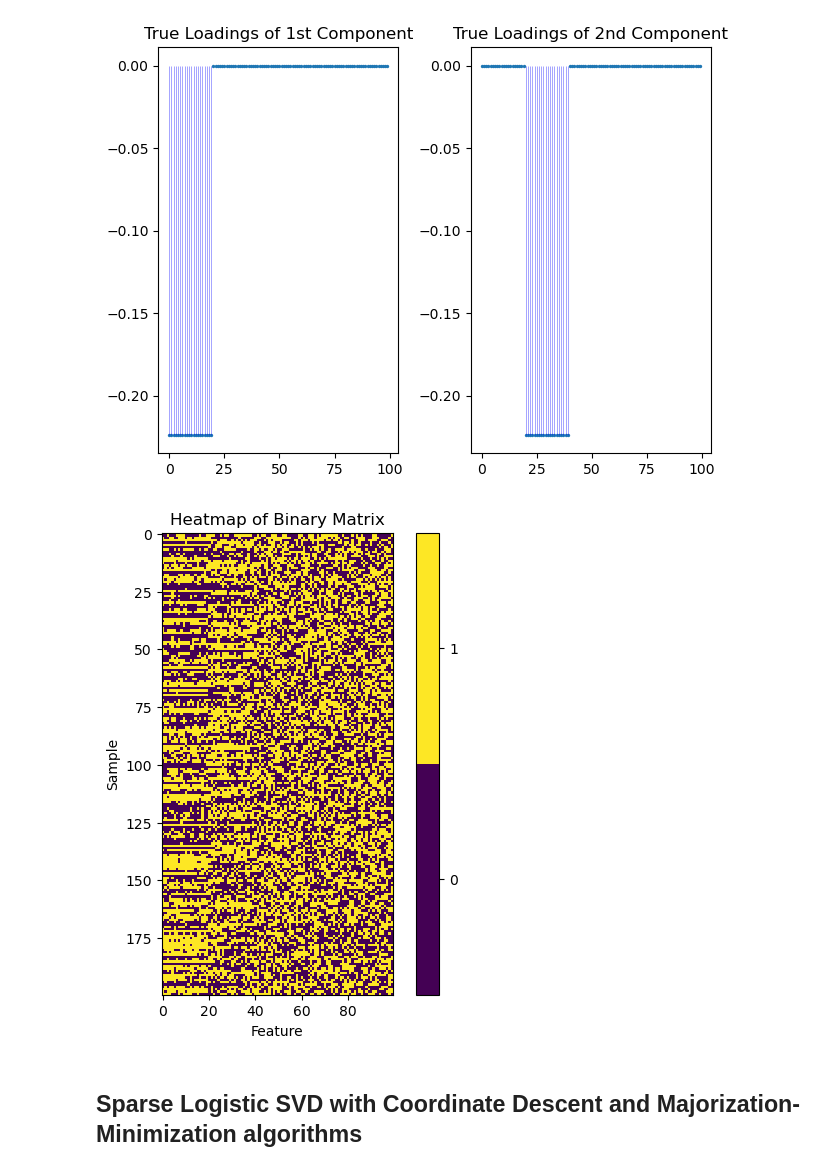
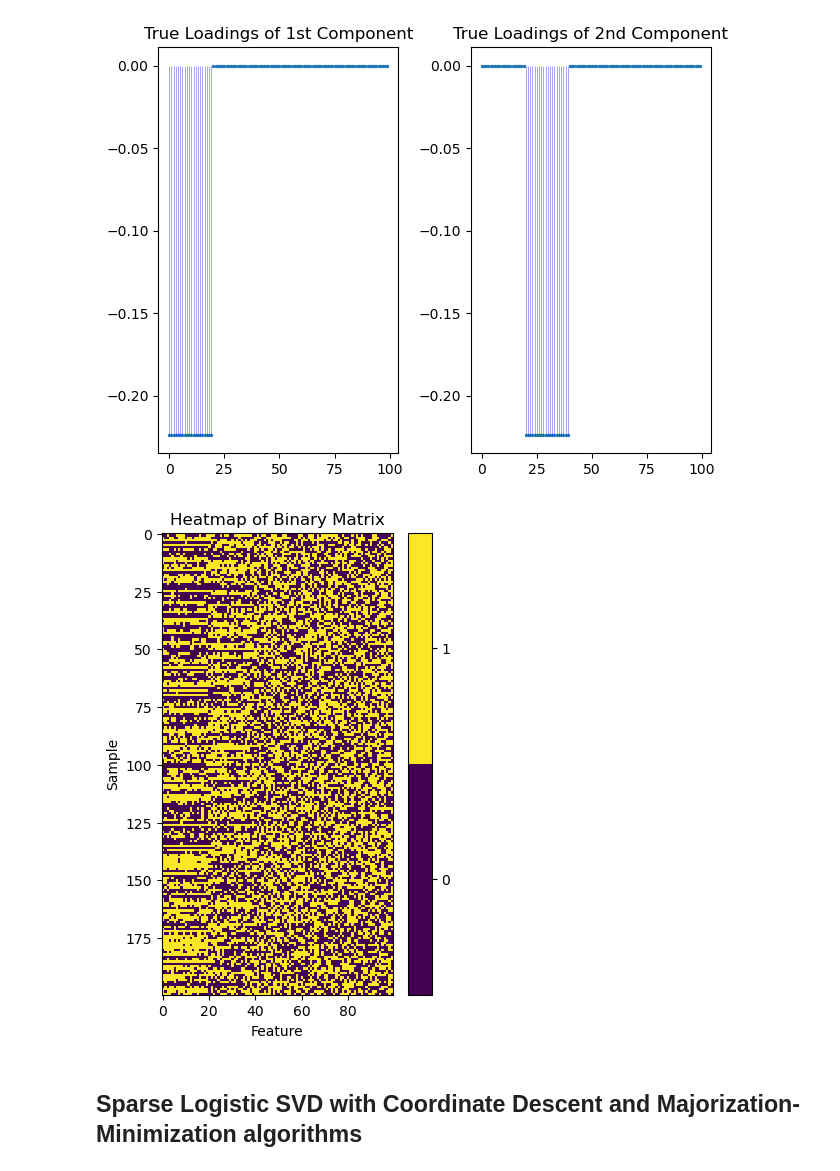
Before and after one commit to andyzhangstat/SLSVD, a Jupyter notebook: docs/example.ipynb, the cells around one changed output. Cells and saved outputs as stored; diff of their text form; code cells hidden in the pictures.

```diff
--- a/docs/example.ipynb
+++ b/docs/example.ipynb
@@ -69,20 +69,21 @@ plt.show()
 # %% [output]
 [figure]
 # %%
-plt.figure(figsize=(6, 6))
+plt.figure(figsize=(4, 6))
 cmap = plt.cm.get_cmap('viridis', 2)
 
 plt.imshow(bin_mat, cmap=cmap, interpolation='nearest')
 
 cbar = plt.colorbar(ticks=[0.25, 0.75])
 cbar.ax.set_yticklabels(['0', '1'])
 
 plt.title('Heatmap of Binary Matrix')
 plt.xlabel('Feature')
 plt.ylabel('Sample')
+
 plt.show()
 # %% [output]
-[figure, old version]
+[figure, new version]
 # %% [markdown]
 ## Sparse Logistic SVD with Coordinate Descent and Majorization-Minimization algorithms
 # %%
```
Also changed, not shown: 1 other file.
